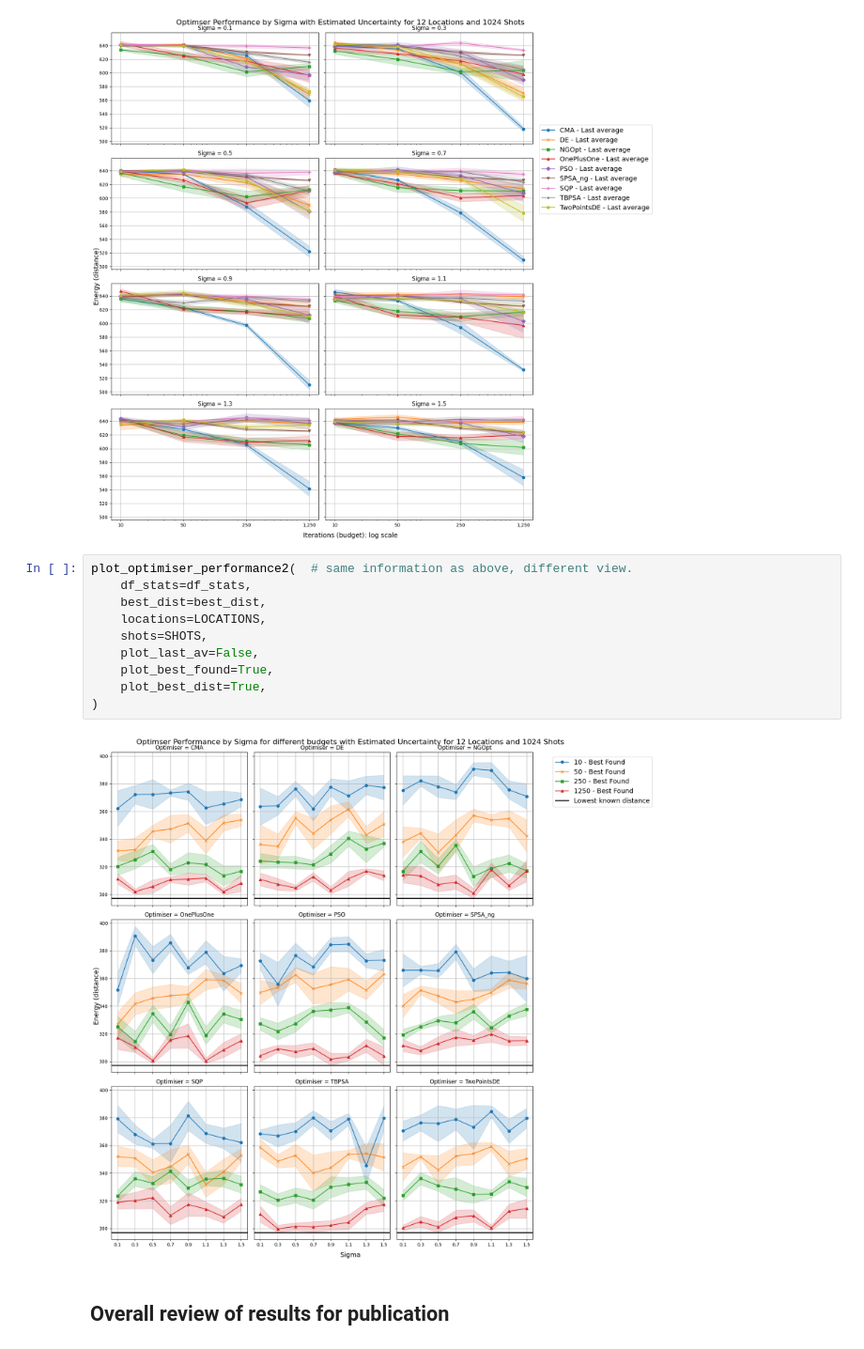
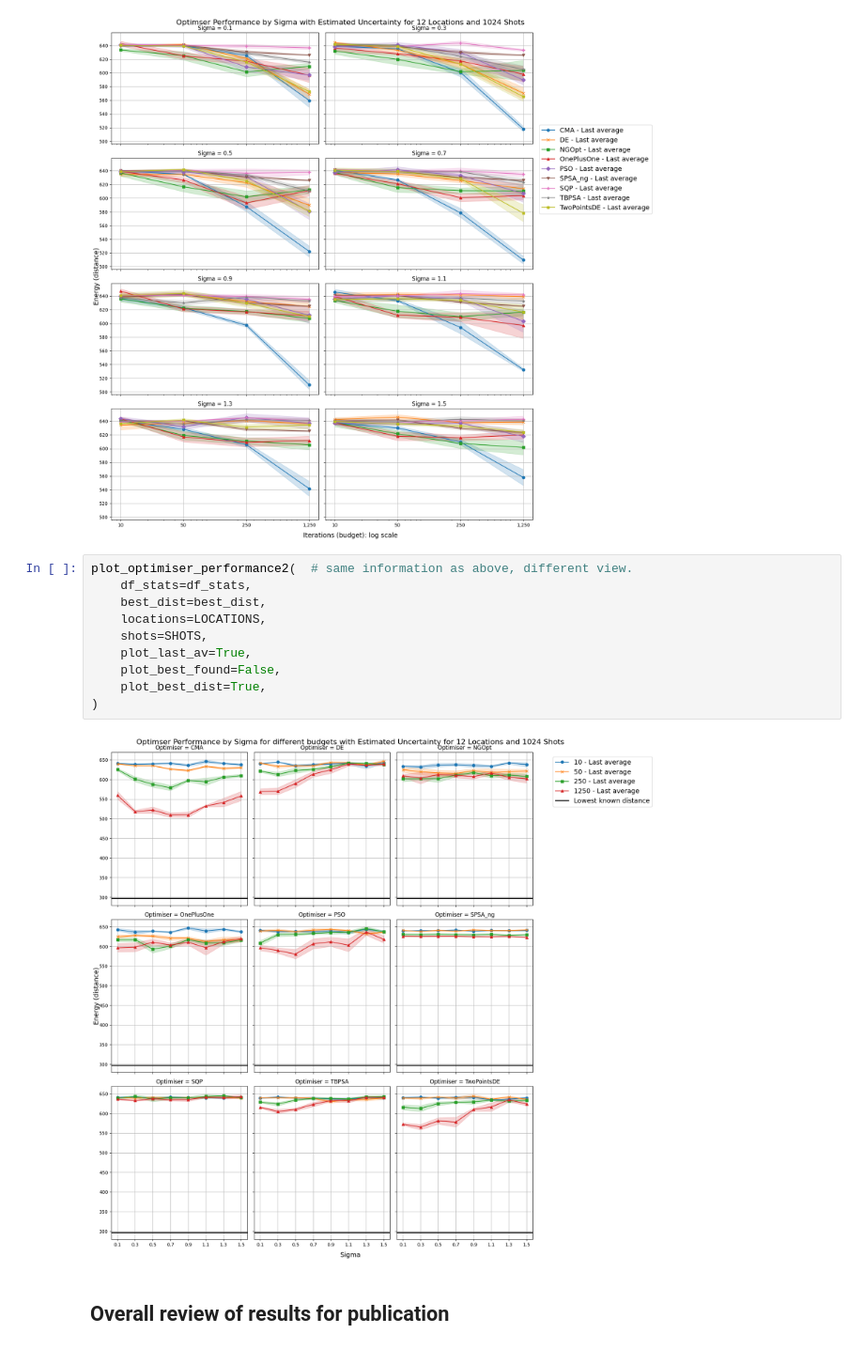
Before and after one commit to goldsmdn/TSP_VQC, a Jupyter notebook: show_results.ipynb, the cells around one changed output. Shown at 94% size. Cells and saved outputs as stored; diff of their text form.

Commit message:
#115 new graphs, formatting.

```diff
--- a/show_results.ipynb
+++ b/show_results.ipynb
@@ -1524,15 +1525,15 @@ plot_optimiser_performance1(
 # %%
 plot_optimiser_performance2(  # same information as above, different view.
     df_stats=df_stats,
     best_dist=best_dist,
     locations=LOCATIONS,
     shots=SHOTS,
-    plot_last_av=False,
-    plot_best_found=True,
+    plot_last_av=True,
+    plot_best_found=False,
     plot_best_dist=True,
 )
 # %% [output]
-[figure, old version]
+[figure, new version]
 # %% [markdown]
 ## Overall review of results for publication
 # %% [markdown]
```
Also changed, not shown: parts of 17 cells of this notebook, 2 other files.
